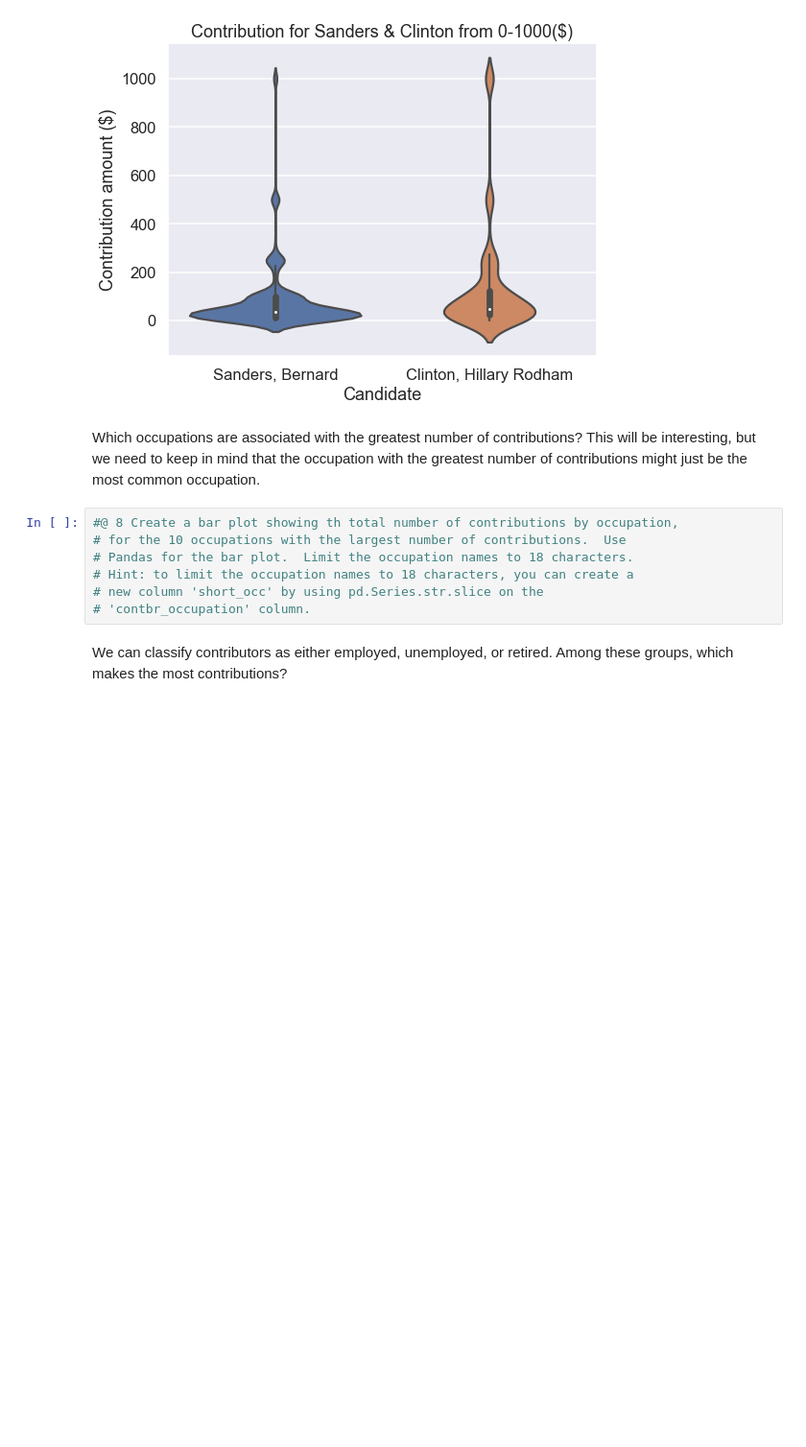
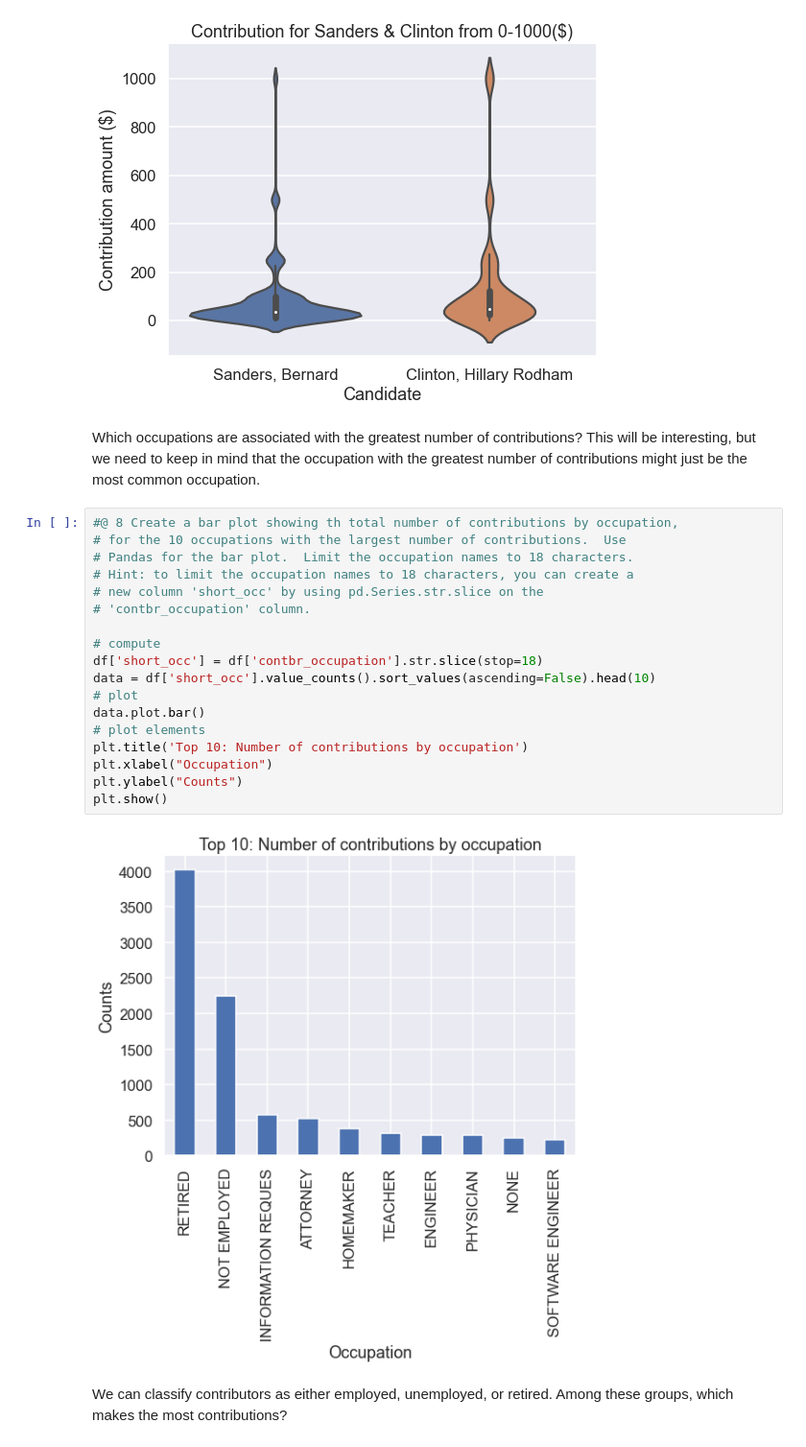
Before and after one commit to BarbosaRicardo/CST383_Data_Science, a Jupyter notebook: Week5/HW/campaign-exploration.ipynb, the cells around one changed output. Shown: that part at 96% size. Saved outputs shown, nothing was run; the diff lists cells and outputs as text; blank space fills up the shorter version.

```diff
--- a/Week5/HW/campaign-exploration.ipynb
+++ b/Week5/HW/campaign-exploration.ipynb
@@ -177,10 +186,23 @@ Which occupations are associated with the greatest number of contributions?  Thi
 # %%
 #@ 8 Create a bar plot showing th total number of contributions by occupation,
 # for the 10 occupations with the largest number of contributions.  Use
 # Pandas for the bar plot.  Limit the occupation names to 18 characters.
 # Hint: to limit the occupation names to 18 characters, you can create a
 # new column 'short_occ' by using pd.Series.str.slice on the
 # 'contbr_occupation' column.
+
+# compute
+df['short_occ'] = df['contbr_occupation'].str.slice(stop=18)
+data = df['short_occ'].value_counts().sort_values(ascending=False).head(10)
+# plot
+data.plot.bar()
+# plot elements
+plt.title('Top 10: Number of contributions by occupation')
+plt.xlabel("Occupation")
+plt.ylabel("Counts")
+plt.show()
+# %% [output]
+[figure, added]
 # %% [markdown]
 We can classify contributors as either employed, unemployed, or retired.  Among these groups, which makes the most contributions?
 # %%
```
Also changed, not shown: parts of 7 cells of this notebook.
